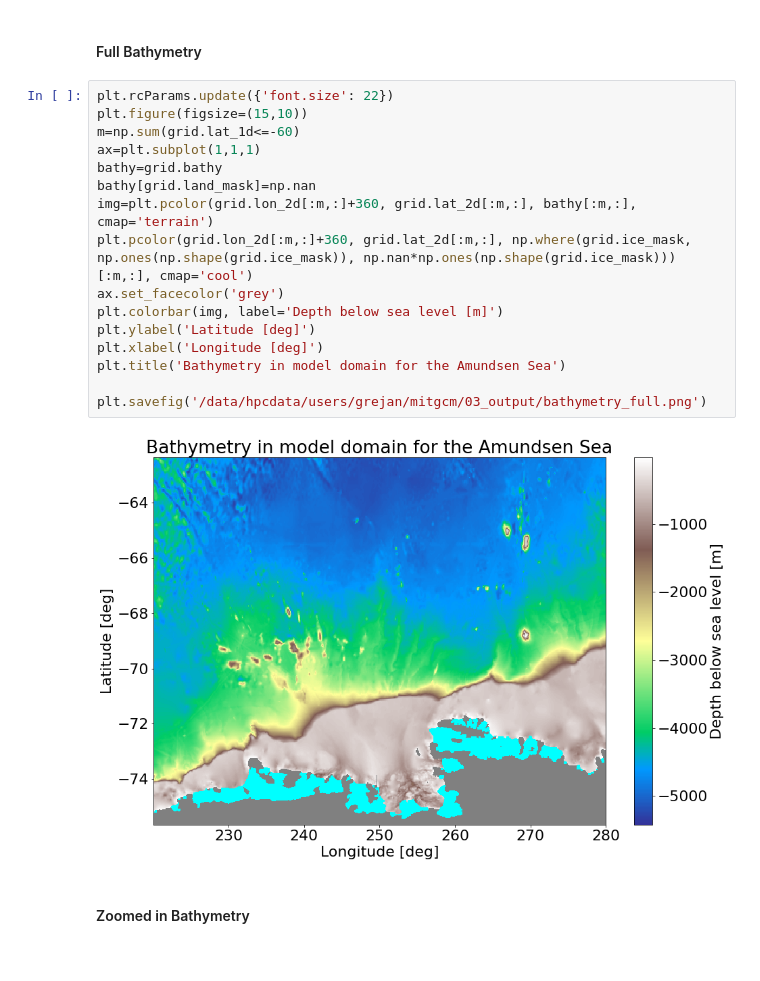
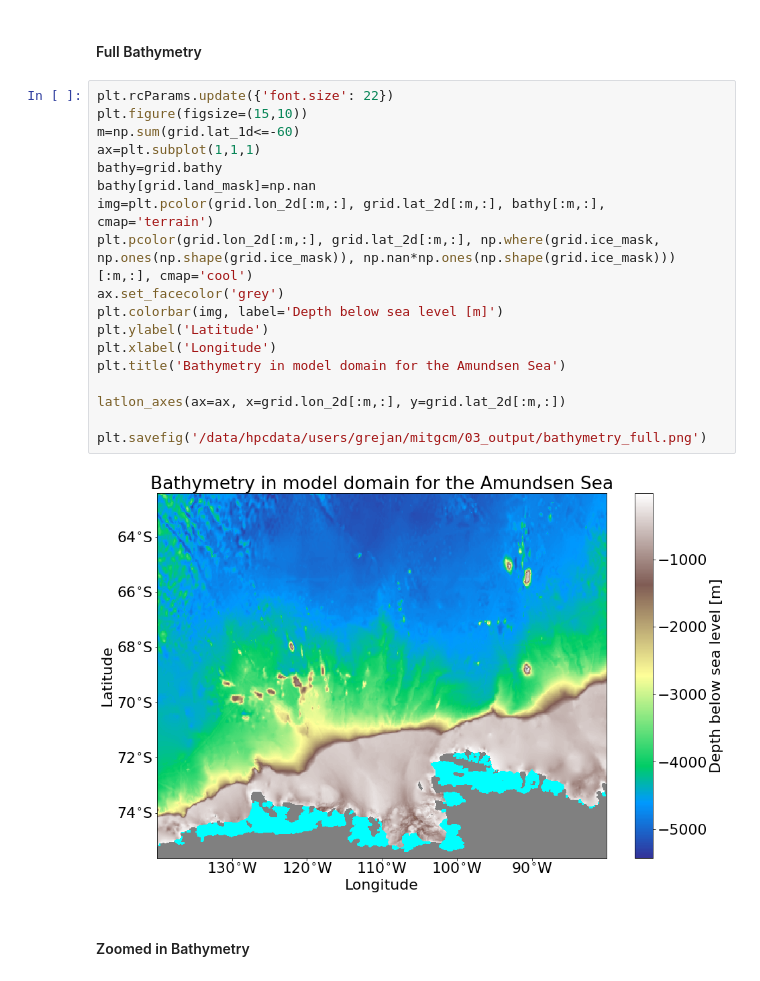
Before and after one commit to Joren1996/Amundsen_Sea_Project, a Jupyter notebook: 01_scripts/xx_terrain_map.ipynb, the cells around one changed output. Drawn from its saved outputs; the diff is of its cells as text.

```diff
--- a/01_scripts/xx_terrain_map.ipynb
+++ b/01_scripts/xx_terrain_map.ipynb
@@ -23,21 +24,23 @@ grid = Grid(gp)
 # %%
 plt.rcParams.update({'font.size': 22})
 plt.figure(figsize=(15,10))
 m=np.sum(grid.lat_1d<=-60)
 ax=plt.subplot(1,1,1)
 bathy=grid.bathy
 bathy[grid.land_mask]=np.nan
-img=plt.pcolor(grid.lon_2d[:m,:]+360, grid.lat_2d[:m,:], bathy[:m,:], cmap='terrain')
-plt.pcolor(grid.lon_2d[:m,:]+360, grid.lat_2d[:m,:], np.where(grid.ice_mask, np.ones(np.shape(grid.ice_mask)), np.nan*np.ones(np.shape(grid.ice_mask)))[:m,:], cmap='cool')
+img=plt.pcolor(grid.lon_2d[:m,:], grid.lat_2d[:m,:], bathy[:m,:], cmap='terrain')
+plt.pcolor(grid.lon_2d[:m,:], grid.lat_2d[:m,:], np.where(grid.ice_mask, np.ones(np.shape(grid.ice_mask)), np.nan*np.ones(np.shape(grid.ice_mask)))[:m,:], cmap='cool')
 ax.set_facecolor('grey')
 plt.colorbar(img, label='Depth below sea level [m]')
-plt.ylabel('Latitude [deg]')
-plt.xlabel('Longitude [deg]')
+plt.ylabel('Latitude')
+plt.xlabel('Longitude')
 plt.title('Bathymetry in model domain for the Amundsen Sea')
 
+latlon_axes(ax=ax, x=grid.lon_2d[:m,:], y=grid.lat_2d[:m,:])
+
 plt.savefig('/data/hpcdata/users/grejan/mitgcm/03_output/bathymetry_full.png')
 # %% [output]
-[figure, old version]
+[figure, new version]
 # %% [markdown]
 #### Zoomed in Bathymetry
 # %%
```
Also changed, not shown: parts of 8 cells of this notebook, 14 other files.
